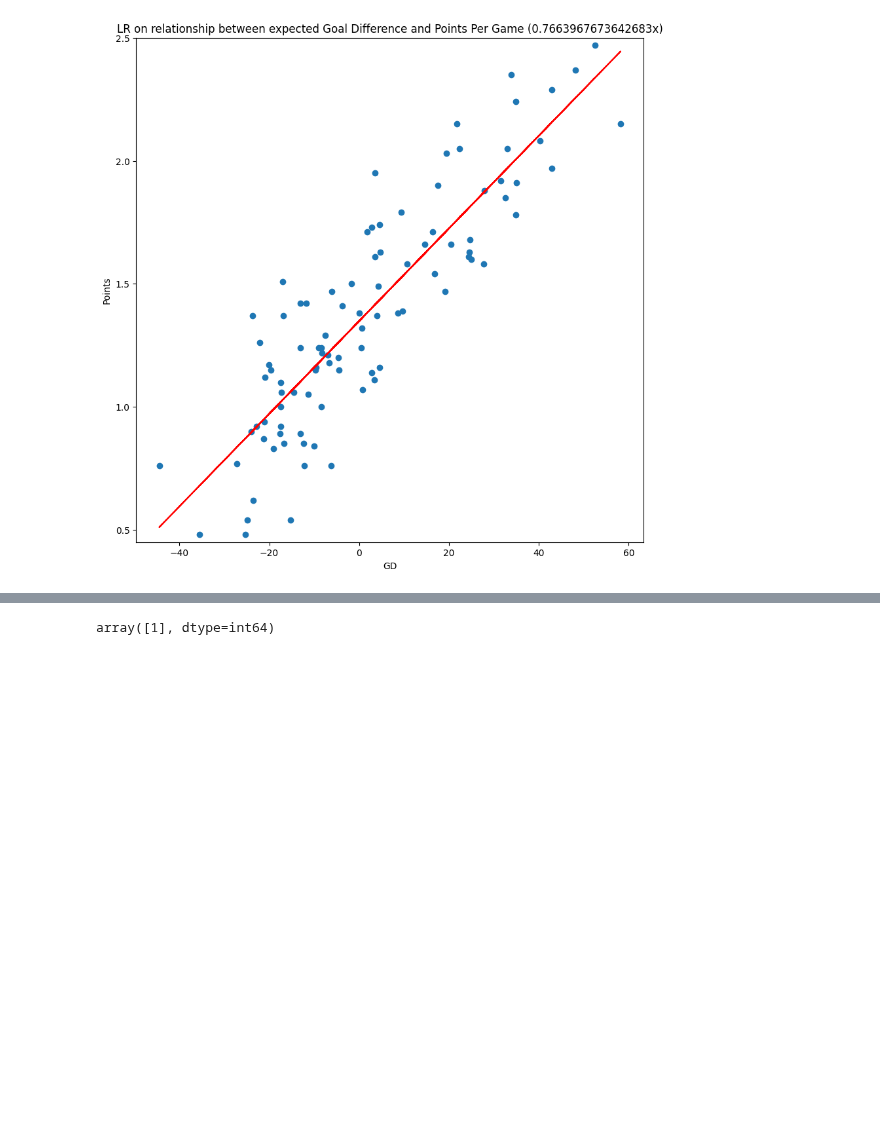
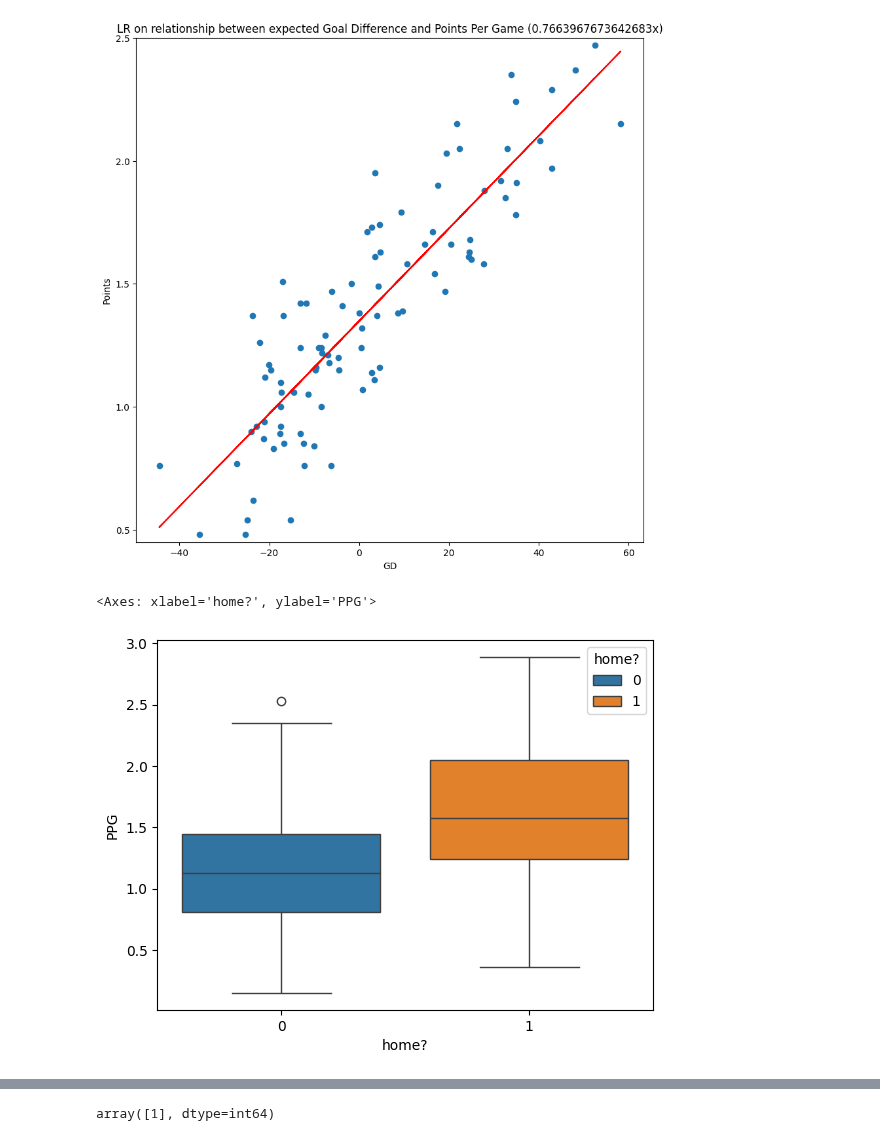
Before and after one commit to rpenn97/score_prediction_tool, a Jupyter notebook: EDA_DF/EDA.ipynb, the cells around one changed output, grey strips where cells are left out. Saved outputs shown, nothing was run; the diff lists cells and outputs as text; code cells hidden in the pictures; blank space fills up the shorter version.

```diff
--- a/EDA_DF/EDA.ipynb
+++ b/EDA_DF/EDA.ipynb
@@ -194,3 +257,10 @@ plt.title(f'LR on relationship between expected Goal Difference and Points Per G
 # %% [output]
 Text(0.5, 1.0, 'LR on relationship between expected Goal Difference and Points Per Game (0.7663967673642683x)')
 [figure]
+# %%
+# Displaying Home v Away PPG
+
+sns.boxplot(x="home?", y="PPG",hue="home?",data=ov_ha_table)
+# %% [output]
+<Axes: xlabel='home?', ylabel='PPG'>
+[figure, added]
```
Also changed, not shown: parts of 15 cells of this notebook, 7 other files.
